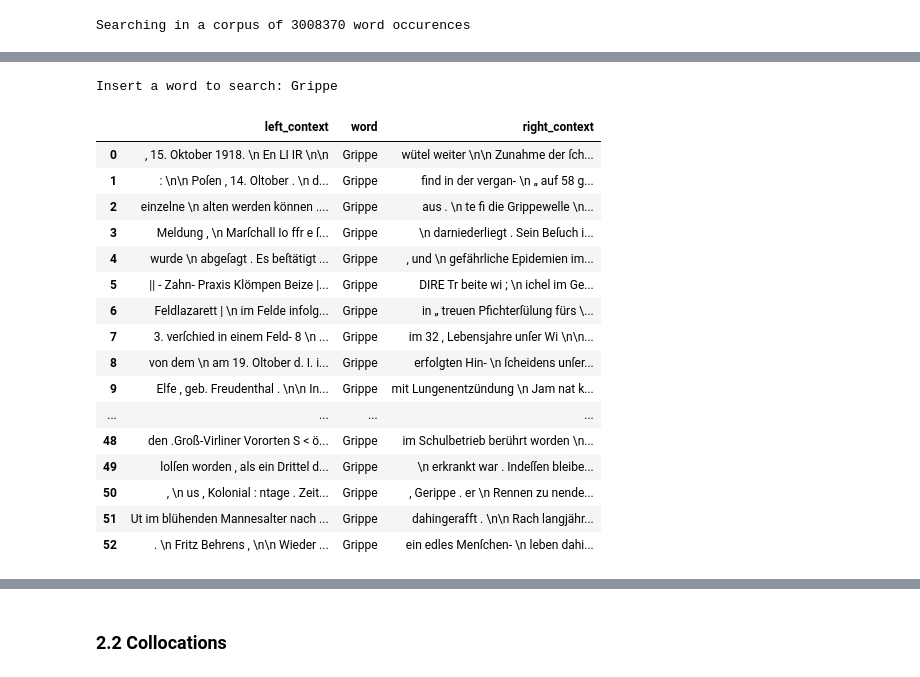
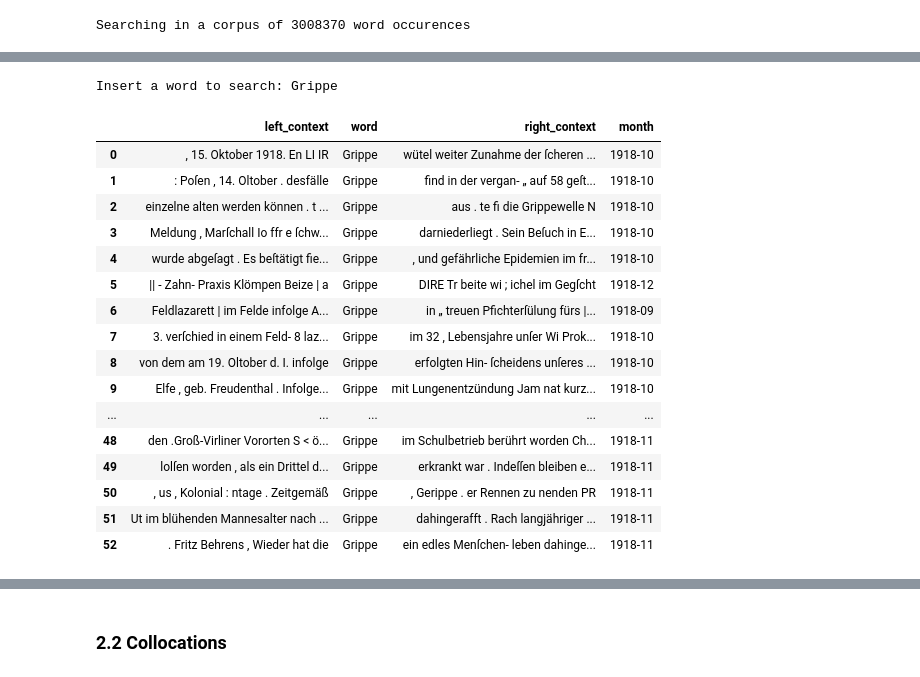
Before and after one commit to schnaitter/text-fs-1, a Jupyter notebook: word_search/FS_1_MVP_Analysis_Prototype_101.ipynb, the cells around one changed output, grey strips where cells are left out. Cells and saved outputs as stored; diff of their text form; code cells hidden in the pictures.

Commit message:
KWIC search update

```diff
--- a/word_search/FS_1_MVP_Analysis_Prototype_101.ipynb
+++ b/word_search/FS_1_MVP_Analysis_Prototype_101.ipynb
@@ -111,14 +111,21 @@ class ContextViewer:
         left_contexts = []
         this_words = []
         right_contexts = []
+        months = []
         for indice in indices:
-            left_contexts.append(' '.join(self.full_df.iloc[indice-n_words:indice-1, ]["Token"]))
-            right_contexts.append(' '.join(self.full_df.iloc[indice+1:indice+n_words, ]["Token"]))
+            left = self.full_df.iloc[indice-10:indice-1, ]["Token"]
+            leftс = left[~left.str.contains('\n')]
+            right = self.full_df.iloc[indice+1:indice+10, ]["Token"]
+            rightс = right[~right.str.contains('\n')]
+            left_contexts.append(' '.join(leftс))
+            right_contexts.append(' '.join(rightс))
             this_words.append(self.full_df.iloc[indice, ]["Token"])
+            months.append(self.full_df.iloc[indice, ]["month"])
         newdf = pd.DataFrame()
         newdf['left_context'] = left_contexts
         newdf['word'] = this_words
         newdf['right_context'] = right_contexts
+        newdf['month'] = months
         return newdf
 
 
@@ -202,21 +188,21 @@ Insert a word to search: Grippe
 # %%
-kwic.get_context_words(n_words=10)
+kwic.get_context_words(n_words=5)
 # %% [output]
 Insert a word to search: Grippe
-|  | left_context | word | right_context |
-| 0 | , 15. Oktober 1918. \n En LI IR \n\n | Grippe | wütel weiter \n\n Zunahme der ſch... |
-| 1 | : \n\n Poſen , 14. Oltober . \n d... | Grippe | find in der vergan- \n „ auf 58 g... |
-| 2 | einzelne \n alten werden können .... | Grippe | aus . \n te fi die Grippewelle \n... |
-| 3 | Meldung , \n Marſchall Io ffr e ſ... | Grippe | \n darniederliegt . Sein Beſuch i... |
-| 4 | wurde \n abgeſagt . Es beſtätigt ... | Grippe | , und \n gefährliche Epidemien im... |
-| 5 | || - Zahn- Praxis Klömpen Beize |... | Grippe | DIRE Tr beite wi ; \n ichel im Ge... |
-| 6 | Feldlazarett | \n im Felde infolg... | Grippe | in „ treuen Pfichterſülung fürs \... |
-| 7 | 3. verſchied in einem Feld- 8 \n ... | Grippe | im 32 , Lebensjahre unſer Wi \n\n... |
-| 8 | von dem \n am 19. Oltober d. I. i... | Grippe | erfolgten Hin- \n ſcheidens unſer... |
-| 9 | Elfe , geb. Freudenthal . \n\n In... | Grippe | mit Lungenentzündung \n Jam nat k... |
-| ... | ... | ... | ... |
-| 48 | den .Groß-Virliner Vororten S < ö... | Grippe | im Schulbetrieb berührt worden \n... |
-| 49 | lolſen worden , als ein Drittel d... | Grippe | \n erkrankt war . Indeſſen bleibe... |
-| 50 | , \n us , Kolonial : ntage . Zeit... | Grippe | , Gerippe . er \n Rennen zu nende... |
-| 51 | Ut im blühenden Mannesalter nach ... | Grippe | dahingerafft . \n\n Rach langjähr... |
-| 52 | . \n Fritz Behrens , \n\n Wieder ... | Grippe | ein edles Menſchen- \n leben dahi... |
+|  | left_context | word | right_context | month |
+| 0 | , 15. Oktober 1918. En LI IR | Grippe | wütel weiter Zunahme der ſcheren ... | 1918-10 |
+| 1 | : Poſen , 14. Oltober . desfälle | Grippe | find in der vergan- „ auf 58 geſt... | 1918-10 |
+| 2 | einzelne alten werden können . t ... | Grippe | aus . te fi die Grippewelle N | 1918-10 |
+| 3 | Meldung , Marſchall Io ffr e ſchw... | Grippe | darniederliegt . Sein Beſuch in E... | 1918-10 |
+| 4 | wurde abgeſagt . Es beſtätigt fie... | Grippe | , und gefährliche Epidemien im fr... | 1918-10 |
+| 5 | || - Zahn- Praxis Klömpen Beize | a | Grippe | DIRE Tr beite wi ; ichel im Gegſcht | 1918-12 |
+| 6 | Feldlazarett | im Felde infolge A... | Grippe | in „ treuen Pfichterſülung fürs |... | 1918-09 |
+| 7 | 3. verſchied in einem Feld- 8 laz... | Grippe | im 32 , Lebensjahre unſer Wi Prok... | 1918-10 |
+| 8 | von dem am 19. Oltober d. I. infolge | Grippe | erfolgten Hin- ſcheidens unſeres ... | 1918-10 |
+| 9 | Elfe , geb. Freudenthal . Infolge... | Grippe | mit Lungenentzündung Jam nat kurz... | 1918-10 |
+| ... | ... | ... | ... | ... |
+| 48 | den .Groß-Virliner Vororten S < ö... | Grippe | im Schulbetrieb berührt worden Ch... | 1918-11 |
+| 49 | lolſen worden , als ein Drittel d... | Grippe | erkrankt war . Indeſſen bleiben e... | 1918-11 |
+| 50 | , us , Kolonial : ntage . Zeitgemäß | Grippe | , Gerippe . er Rennen zu nenden PR | 1918-11 |
+| 51 | Ut im blühenden Mannesalter nach ... | Grippe | dahingerafft . Rach langjähriger ... | 1918-11 |
+| 52 | . Fritz Behrens , Wieder hat die | Grippe | ein edles Menſchen- leben dahinge... | 1918-11 |
```
Also changed, not shown: parts of 2 cells of this notebook.
